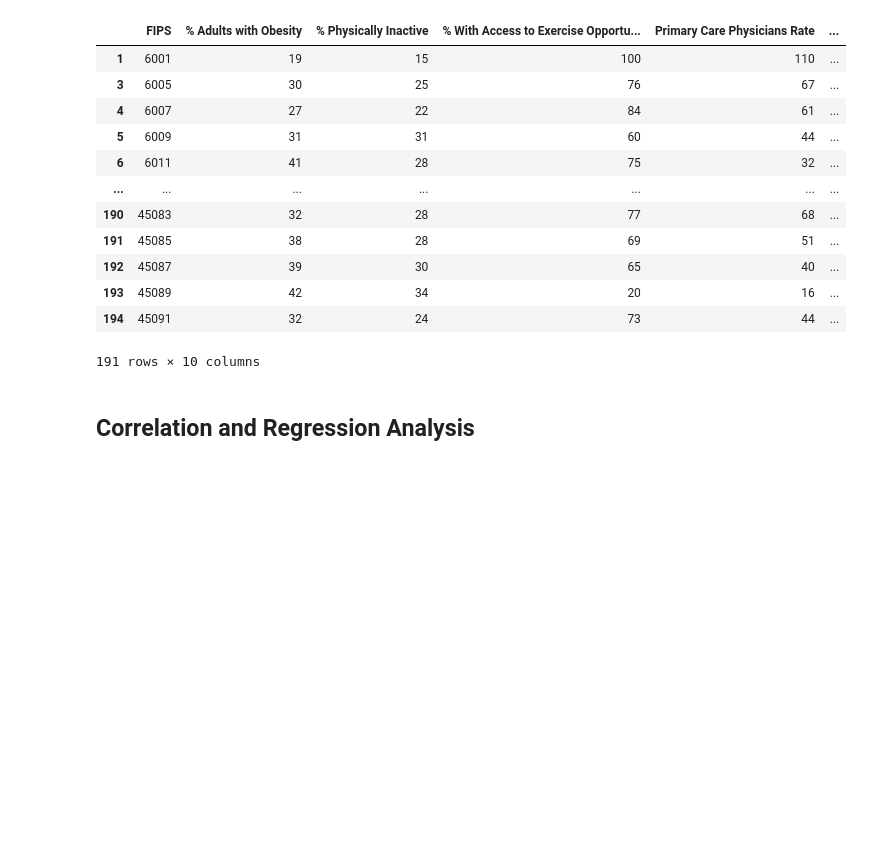
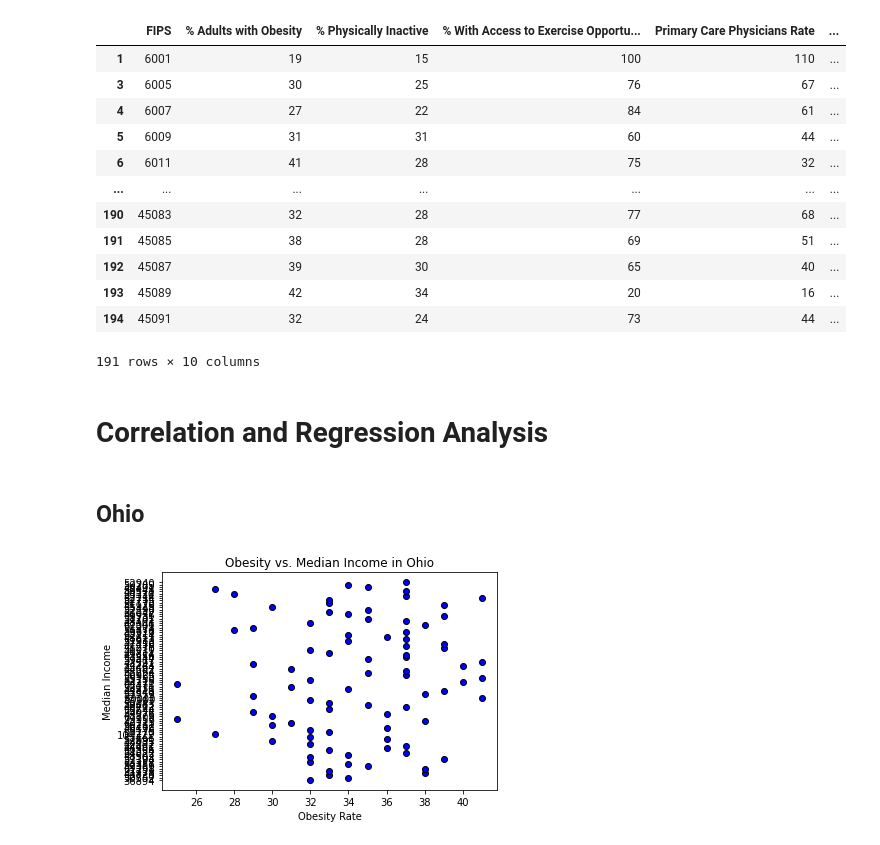
Before and after one commit to katrinan029/project-movat, a Jupyter notebook: Project code.ipynb, the cells around one changed output. Drawn from its saved outputs; the diff is of its cells as text; code cells hidden in the pictures; blank space fills up the shorter version.

```diff
--- a/Project code.ipynb
+++ b/Project code.ipynb
@@ -204,4 +209,19 @@ merged_df.dropna()
 | 194 | 45091 | 32 | 24 | 73 | 44 | ... |
 191 rows × 10 columns
 # %% [markdown]
-## Correlation and Regression Analysis
+# Correlation and Regression Analysis
+# %% [markdown]
+## Ohio
+# %%
+ohio_analysis = merged_df.loc[merged_df["State"] == " Ohio" ]
+ohio_obesity_rate = ohio_analysis["% Adults with Obesity"]
+ohio_median_income = ohio_analysis["Median Income"]
+
+
+plt.scatter(ohio_obesity_rate,ohio_median_income,color="b",edgecolors="black")
+plt.xlabel("Obesity Rate")
+plt.ylabel("Median Income")
+plt.title("Obesity vs. Median Income in Ohio")
+plt.show()
+# %% [output]
+[figure, added]
```
Also changed, not shown: parts of 2 cells of this notebook.
